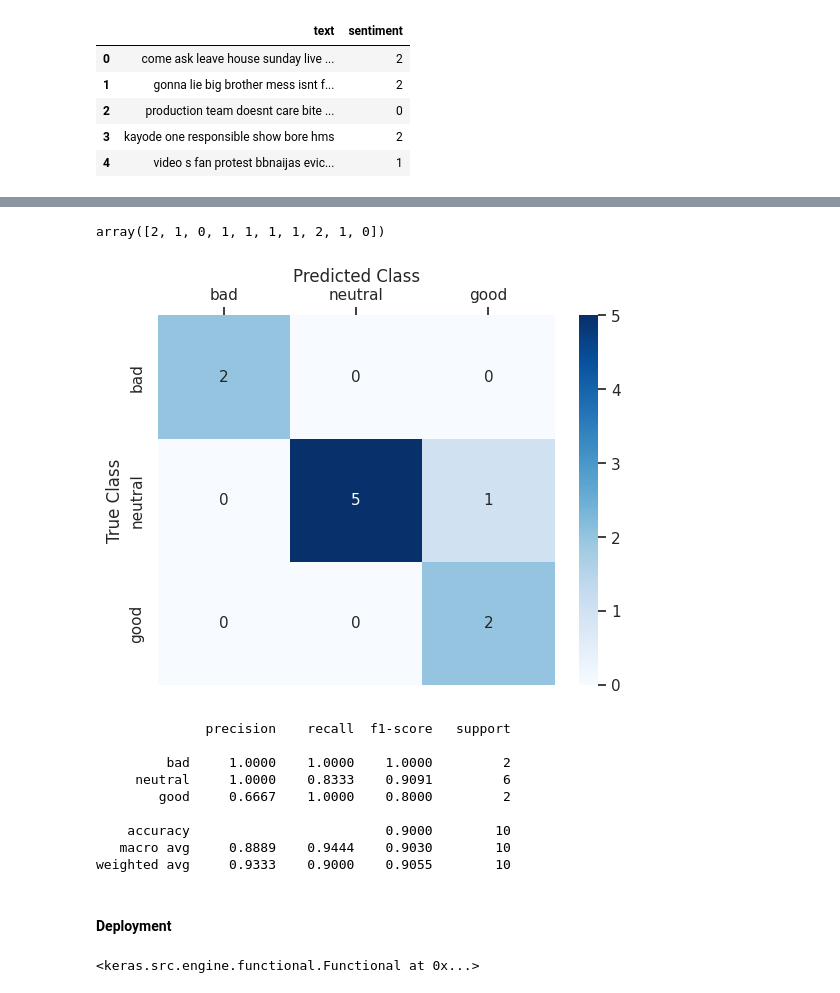
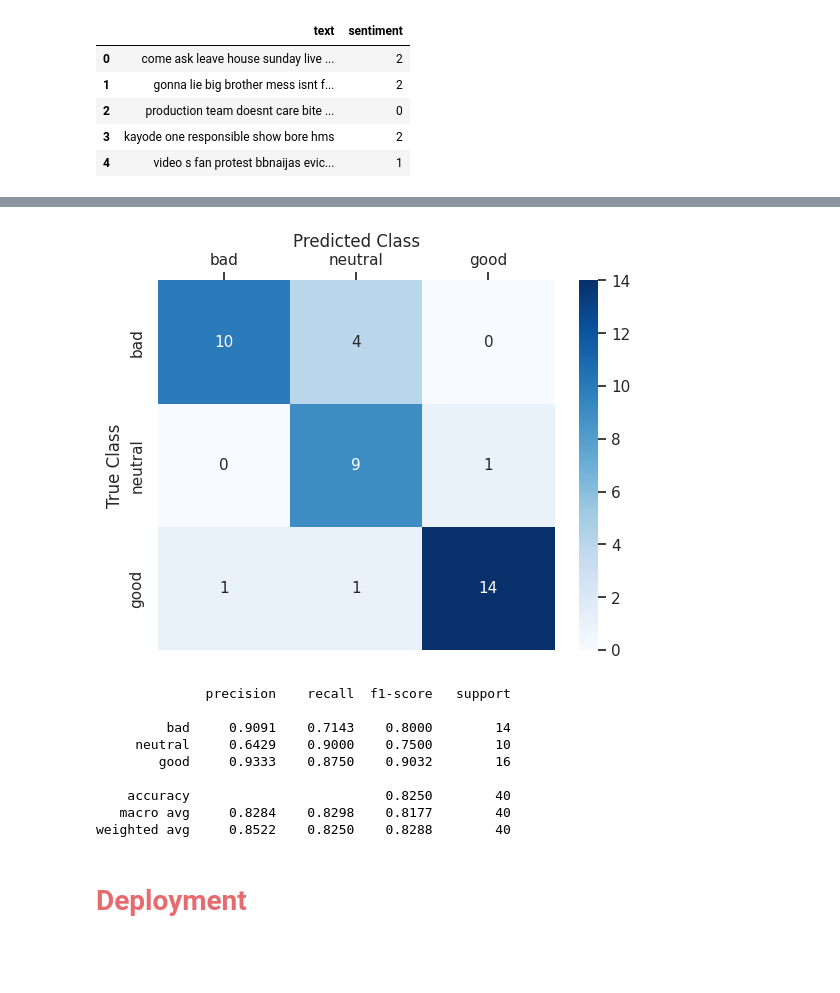
Before and after one commit to OlaAkindele/BBN, a Jupyter notebook: roberta.ipynb, the cells around one changed output, grey strips where cells are left out. Drawn from its saved outputs; the diff is of its cells as text; code cells hidden in the pictures; blank space fills up the shorter version.

```diff
--- a/roberta.ipynb
+++ b/roberta.ipynb
@@ -50,6 +65,8 @@ from tensorflow.keras.models import load_model
 # %%
 #defaults
 SEQ_LEN = 80
+EPOCHS = 10
+BATCH_SIZE = 32
 
 class CleanTweet():
     '''
@@ -86,7 +103,7 @@ def cleanLemmatize(text):
     return ' '.join(sentence)
 
 
-def dfInfo(df,name):
+def dfInfo(df, name):
     negative = df[df.sentiment == 0].shape[0]
     neutral = df[df.sentiment == 1].shape[0]
     positive = df[df.sentiment == 2].shape[0]
@@ -151,7 +168,7 @@ class RoBERTa():
         self.model = model
 
         model.compile(
-            optimizer=AdamWeightDecay(2e-3, beta_1=.8,
+            optimizer=AdamWeightDecay(1e-3, beta_1=.8,
                                       beta_2=.9, weight_decay_rate=1e-03),
             loss=CategoricalCrossentropy(),
             metrics=[CategoricalAccuracy('accuracy')]
@@ -163,7 +180,7 @@ class RoBERTa():
             epochs=self.epoch,
             batch_size=self.size,
             callbacks= [EarlyStopping(patience=5, verbose=1),
-                        ModelCheckpoint('models/roberta.h5',
+                        ModelCheckpoint('models/roberta.tf',
                                           verbose=1,
                                           save_best_only=True
                                           )
@@ -178,30 +195,3 @@ class RoBERTa():
                   show_layer_names=True, rankdir='TB', expand_nested=True, dpi=96,
                   layer_range=None
               )
-
-def prepData(text, tokenizer):
-    text = cleanLemmatize(clean(text))
-    tokens = tokenizer.encode_plus(text, max_length=80,
-                                   truncation=True, padding='max_length',
-                                   add_special_tokens=True, return_token_type_ids=False,
-                                   return_tensors='tf')
-
-    return {'input_ids': tf.cast(tokens['input_ids'],
-                                  tf.float64),
-            'attention_mask': tf.cast(tokens['attention_mask'],
-                                       tf.float64)
-                                       }
-
-# def predict(text, model):
-#     in_tensor = prepData(text)
-#     probs = model.predict(in_tensor)[0]
-#     arg = (np.argmax(probs))
-
-#     if arg == 0:
-#         return Fore.RED +'Negative'
-
-#     elif arg == 1:
-#         return Fore.BLACK + 'Neutral'
-
-#     else:
-#         return Fore.GREEN + 'Positive'
@@ -330,9 +332,8 @@ def predict(text):
     probs = model.predict(in_tensor)[0]
     return (np.argmax(probs))
 # %%
-#predict on the first 10 tweets in the validation dataset
+#predict on the first 40 tweets in the validation dataset
 
-
-predictions = np.asarray(test['text'][:10].apply(lambda x: predict(x)))
-test_vals = test_y[:10].toarray().argmax(1)
+predictions = np.asarray(test['text'][:40].apply(lambda x: predict(x)))
+test_vals = test_y[:40].toarray().argmax(1)
 # %% [output]
@@ -349,39 +357,30 @@ test_vals = test_y[:10].toarray().argmax(1)
-# %%
-test_vals
-# %% [output]
-array([2, 1, 0, 1, 1, 1, 1, 2, 1, 0])
 # %%
 confusion = confusion_matrix(test_vals, predictions)
 
 # plot confusion matrix
 sns.set(font_scale=1.0)
 labels = ["bad", "neutral", "good"]
 ax = sns.heatmap(confusion, annot=True, annot_kws={"size": 11},
                  fmt='d', vmin = 0, cmap='Blues', yticklabels=labels,
                  xticklabels=labels)
 ax.set_xlabel('Predicted Class')
 ax.set_ylabel('True Class')
 ax.xaxis.set_label_position('top')
 ax.xaxis.tick_top()
 plt.show()
 
 # print classification report
-report = classification_report(test_vals, predictions, digits = 4, output_dict=False, target_names=["bad", "neutral", "good"],)
+report = classification_report(test_vals, predictions, digits = 4, output_dict=False,
+                               target_names=["bad", "neutral", "good"],)
 print(report)
 # %% [output]
-[figure, old version]
+[figure, new version]
               precision    recall  f1-score   support
 
-         bad     1.0000    1.0000    1.0000         2
-     neutral     1.0000    0.8333    0.9091         6
-        good     0.6667    1.0000    0.8000         2
+         bad     0.9091    0.7143    0.8000        14
+     neutral     0.6429    0.9000    0.7500        10
+        good     0.9333    0.8750    0.9032        16
 
-    accuracy                         0.9000        10
-   macro avg     0.8889    0.9444    0.9030        10
-weighted avg     0.9333    0.9000    0.9055        10
+    accuracy                         0.8250        40
+   macro avg     0.8284    0.8298    0.8177        40
+weighted avg     0.8522    0.8250    0.8288        40
-# %% [markdown]
-#### Deployment
-# %%
-model
-# %% [output]
-<keras.src.engine.functional.Functional at 0x...>
@@ -399,0 +387,2 @@ model
+# %% [markdown]
+<h1><b><span style="color: #e56b6f; font-size: 28px">Deployment</span></b></h1>
```
Also changed, not shown: parts of 21 cells of this notebook, 1 other file.
